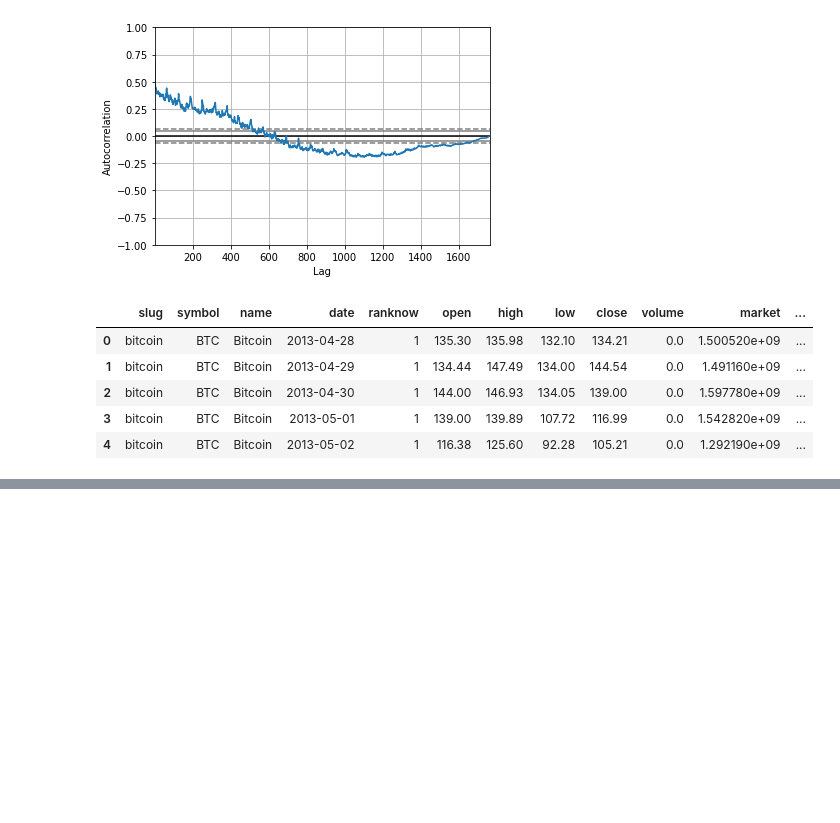
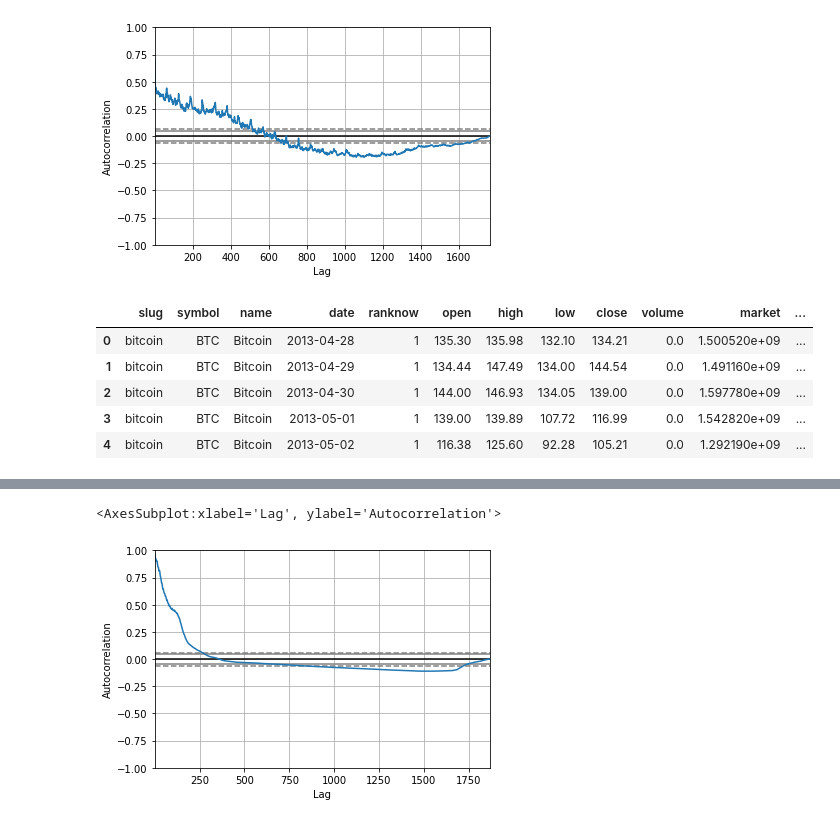
Before and after one commit to hari-viswanathan/learning, a Jupyter notebook: data_visualization.ipynb, the cells around one changed output, grey strips where cells are left out. Cells and saved outputs as stored; diff of their text form; code cells hidden in the pictures; blank space fills up the shorter version.

```diff
--- a/data_visualization.ipynb
+++ b/data_visualization.ipynb
@@ -83,0 +90,5 @@ TypeError: Only valid with DatetimeIndex, TimedeltaIndex or PeriodIndex, but got
+# %%
+autocorrelation_plot(crypto['volume'])
+# %% [output]
+<AxesSubplot:xlabel='Lag', ylabel='Autocorrelation'>
+[figure, added]
```
Also changed, not shown: parts of 2 cells of this notebook.
